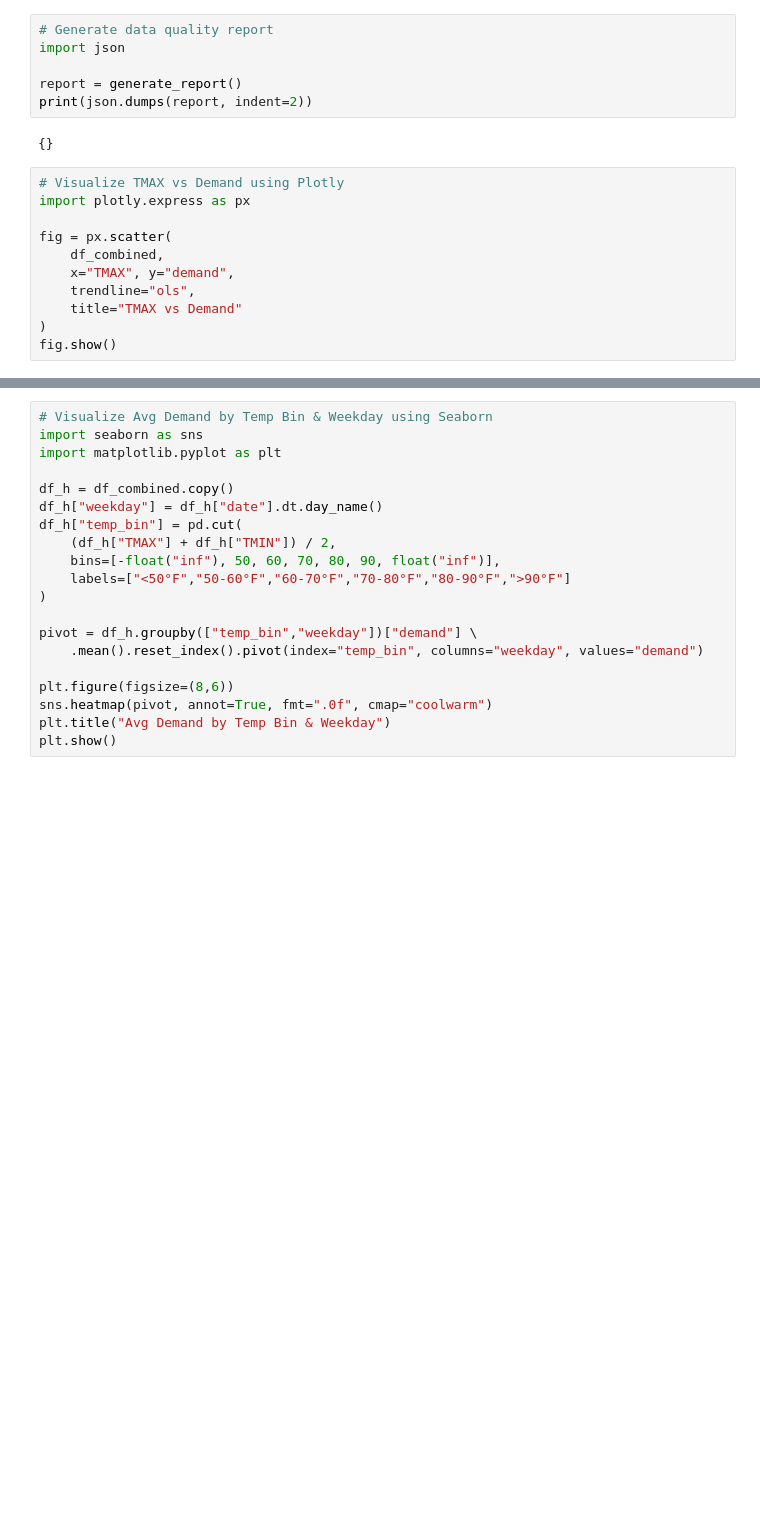
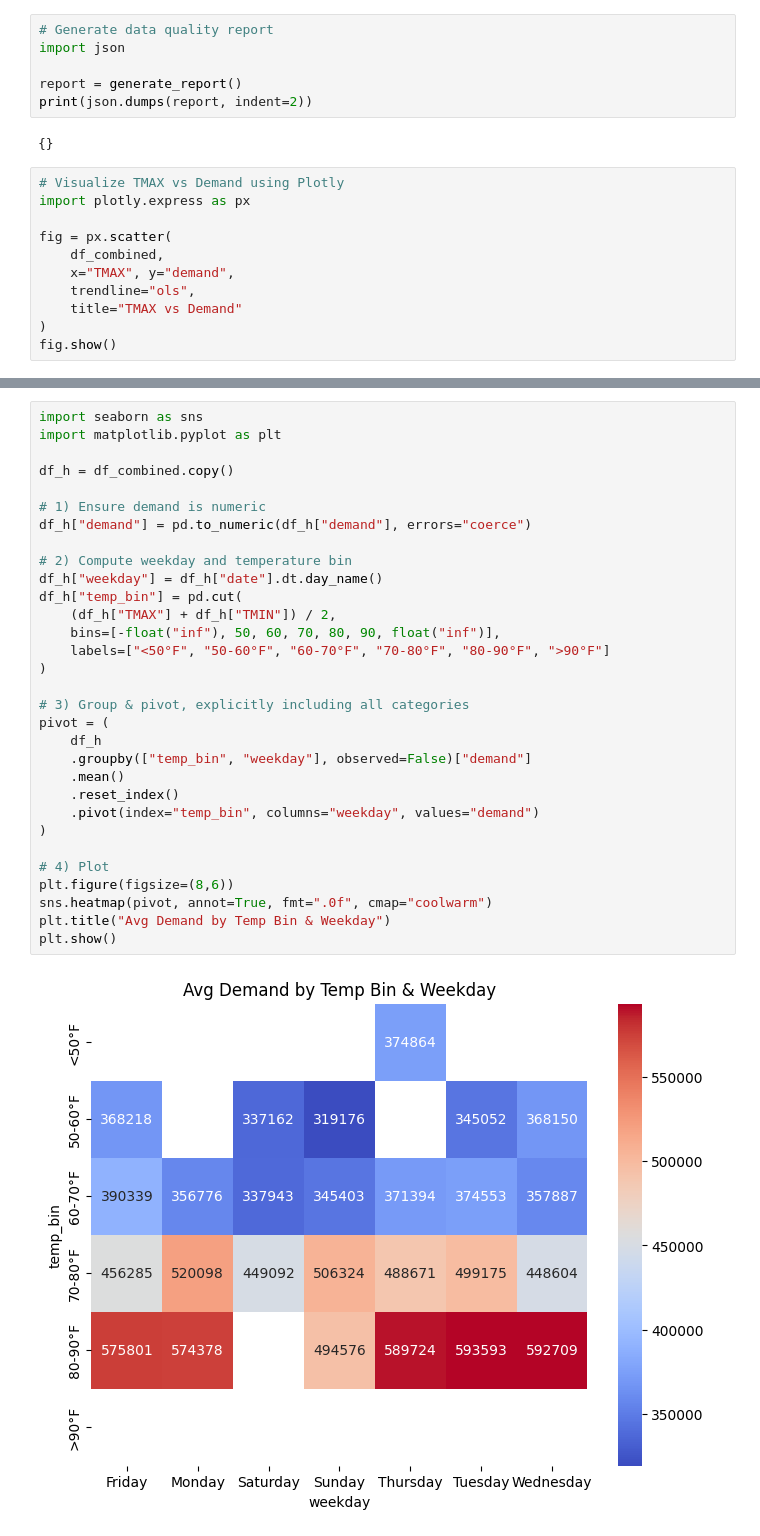
Before and after one commit to Praise-Enato/DATA-SCIENCE-PROJECT1, a Jupyter notebook: notebooks/exploration.ipynb, the cells around one changed output, grey strips where cells are left out. Cells and saved outputs as stored; diff of their text form; blank space fills up the shorter version.

```diff
--- a/notebooks/exploration.ipynb
+++ b/notebooks/exploration.ipynb
@@ -171,21 +173,34 @@ plt.show()
 # %%
-# Visualize Avg Demand by Temp Bin & Weekday using Seaborn
 import seaborn as sns
 import matplotlib.pyplot as plt
 
 df_h = df_combined.copy()
+
+# 1) Ensure demand is numeric
+df_h["demand"] = pd.to_numeric(df_h["demand"], errors="coerce")
+
+# 2) Compute weekday and temperature bin
 df_h["weekday"] = df_h["date"].dt.day_name()
 df_h["temp_bin"] = pd.cut(
     (df_h["TMAX"] + df_h["TMIN"]) / 2,
     bins=[-float("inf"), 50, 60, 70, 80, 90, float("inf")],
-    labels=["<50°F","50-60°F","60-70°F","70-80°F","80-90°F",">90°F"]
+    labels=["<50°F", "50-60°F", "60-70°F", "70-80°F", "80-90°F", ">90°F"]
 )
 
-pivot = df_h.groupby(["temp_bin","weekday"])["demand"] \
-    .mean().reset_index().pivot(index="temp_bin", columns="weekday", values="demand")
+# 3) Group & pivot, explicitly including all categories
+pivot = (
+    df_h
+    .groupby(["temp_bin", "weekday"], observed=False)["demand"]
+    .mean()
+    .reset_index()
+    .pivot(index="temp_bin", columns="weekday", values="demand")
+)
 
+# 4) Plot
 plt.figure(figsize=(8,6))
 sns.heatmap(pivot, annot=True, fmt=".0f", cmap="coolwarm")
 plt.title("Avg Demand by Temp Bin & Weekday")
 plt.show()
+# %% [output]
+[figure, added]
 # %%
```
Also changed, not shown: parts of 8 cells of this notebook, 19 other files.
